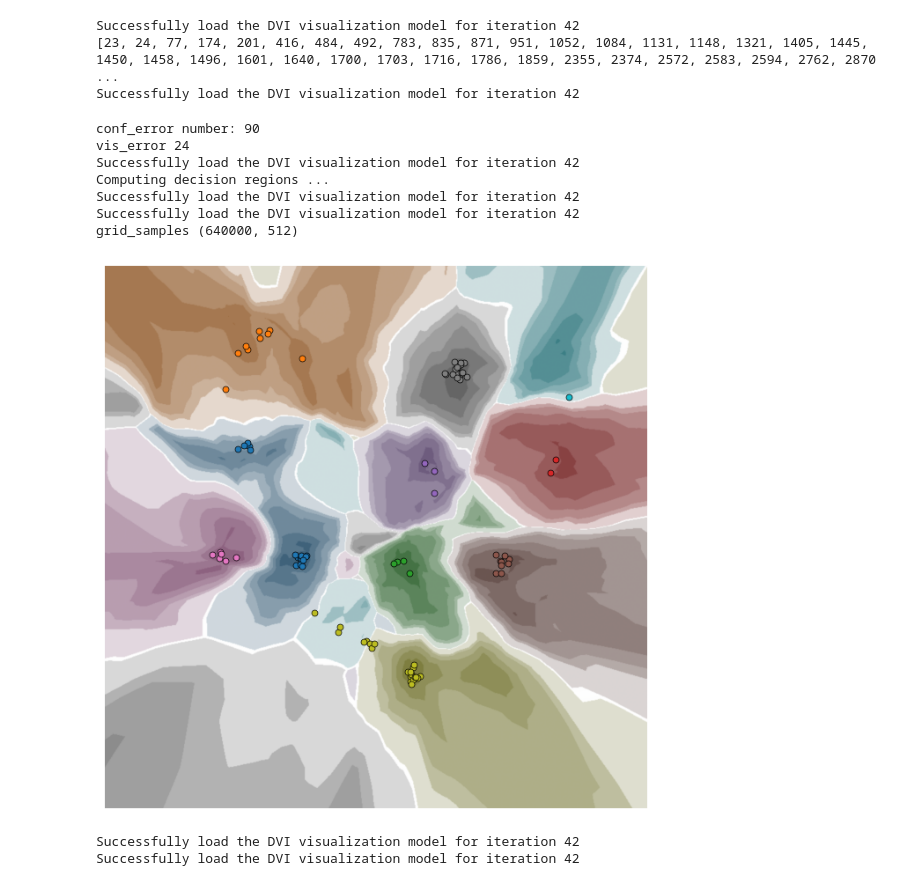
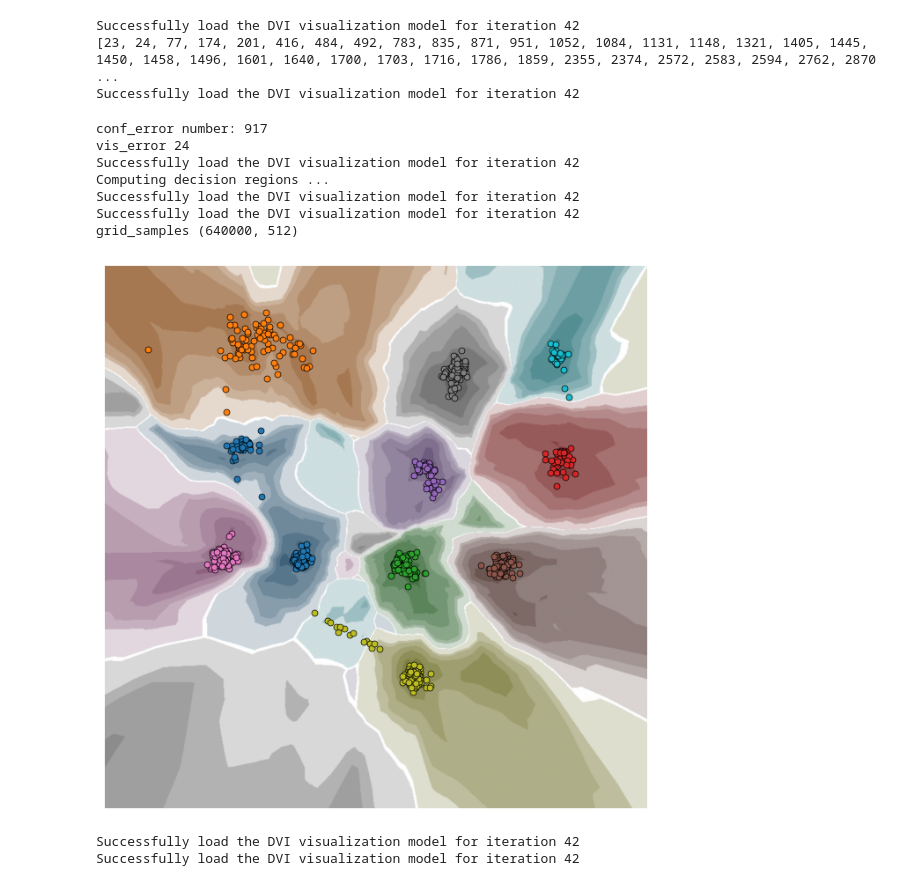
Before and after one commit to code-philia/Trustvis, a Jupyter notebook: freeze_decoder.ipynb, the cells around one changed output. Drawn from its saved outputs; the diff is of its cells as text; code cells hidden in the pictures.

```diff
--- a/freeze_decoder.ipynb
+++ b/freeze_decoder.ipynb
@@ -136,13 +136,10 @@ labels = data_provider.train_labels(epoch)
 train_data = train_data.reshape(train_data.shape[0],train_data.shape[1])
 
 pred = data_provider.get_pred(epoch, train_data)
-# pred = data_provider.get_pred(epoch,train_data)
 new_pred_Res = pred.argmax(axis=1)
 
 emb = projector.batch_project(epoch,train_data)
 indicates = noise_indicates
-print(indicates)
-indicates = [492, 783, 835, 871, 951, 1052,]
 
 sort_preds = np.sort(pred, axis=1)
 diff = (sort_preds[:, -1] - sort_preds[:, -2]) / (sort_preds[:, -1] - sort_preds[:, 0])
@@ -153,36 +150,36 @@ inv_sort_preds = np.sort(inv_pred, axis=1)
 inv_diff = (inv_sort_preds[:, -1] - inv_sort_preds[:, -2]) / (inv_sort_preds[:, -1] - inv_sort_preds[:, 0])
 conf_error = []
 for i in range(len(diff)):
-    if abs(diff[i] - inv_diff[i]) > 0.3:
+    if abs(diff[i] - inv_diff[i]) > 0.2:
         conf_error.append(i)
 print("conf_error number:", len(conf_error))
 # from singleVis.eval.evaluate import *
 # val = evaluate_proj_nn_perseverance_knn(train_data, emb, n_neighbors=15, metric="euclidean")
 from singleVis.visualizer import visualizer
 now = time.strftime("%Y-%m-%d-%H_%M_%S", time.localtime(time.time()))
 k=0
 inv_pred_Res = inv_pred.argmax(axis=1)
 for i in range(len(inv_pred_Res)):
     if inv_pred_Res[i] != new_pred_Res[i]:
         k=k+1
 print("vis_error",k)
 vis = visualizer(data_provider, projector, 800, "tab10")
 vis.savefig_custom(epoch, path=os.path.join(save_dir, "{}_{}_{}_{}.png".format(DATASET, epoch, VIS_METHOD,now)),
             pred=new_pred_Res[conf_error],
             train_labels=new_pred_Res[conf_error],
             embedding=emb[conf_error])
 # %% [output]
 Successfully load the DVI visualization model for iteration 42
 [23, 24, 77, 174, 201, 416, 484, 492, 783, 835, 871, 951, 1052, 1084, 1131, 1148, 1321, 1405, 1445, 1450, 1458, 1496, 1601, 1640, 1700, 1703, 1716, 1786, 1859, 2355, 2374, 2572, 2583, 2594, 2762, 2870 ...
 Successfully load the DVI visualization model for iteration 42
-conf_error number: 90
+conf_error number: 917
 vis_error 24
 Successfully load the DVI visualization model for iteration 42
 Computing decision regions ...
 Successfully load the DVI visualization model for iteration 42
 Successfully load the DVI visualization model for iteration 42
 grid_samples (640000, 512)
-[figure, old version]
+[figure, new version]
 # %%
 ##### get_wrong_conf_2d region grids:
 cof_error_emb = emb[conf_error]
```
Also changed, not shown: parts of 10 cells of this notebook, 4 other files.
